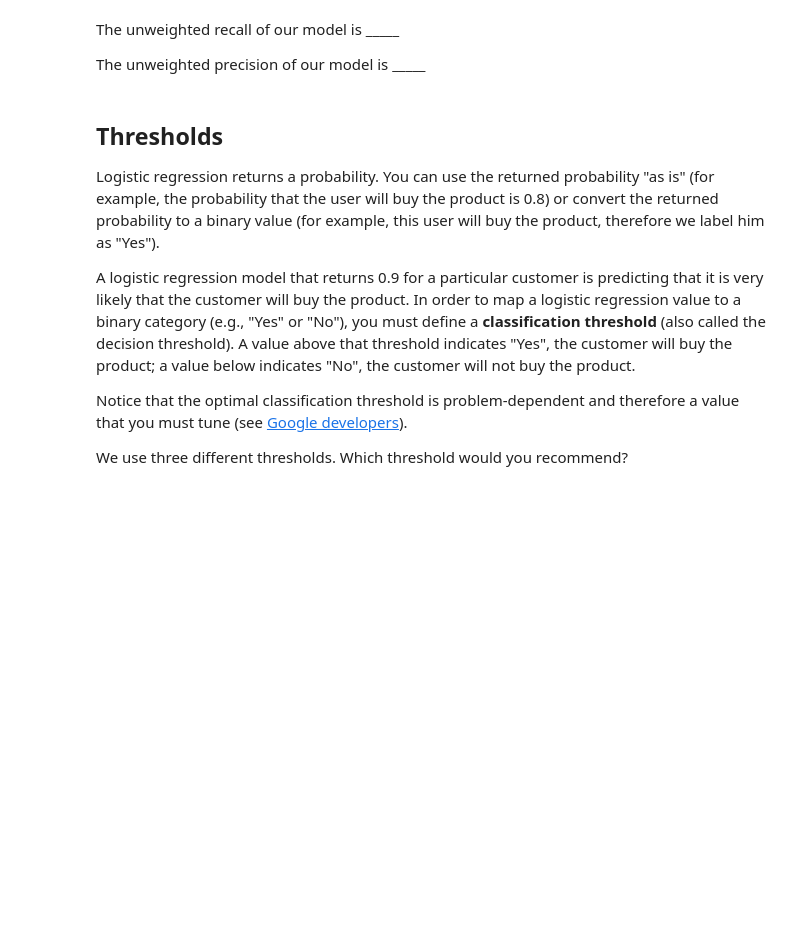
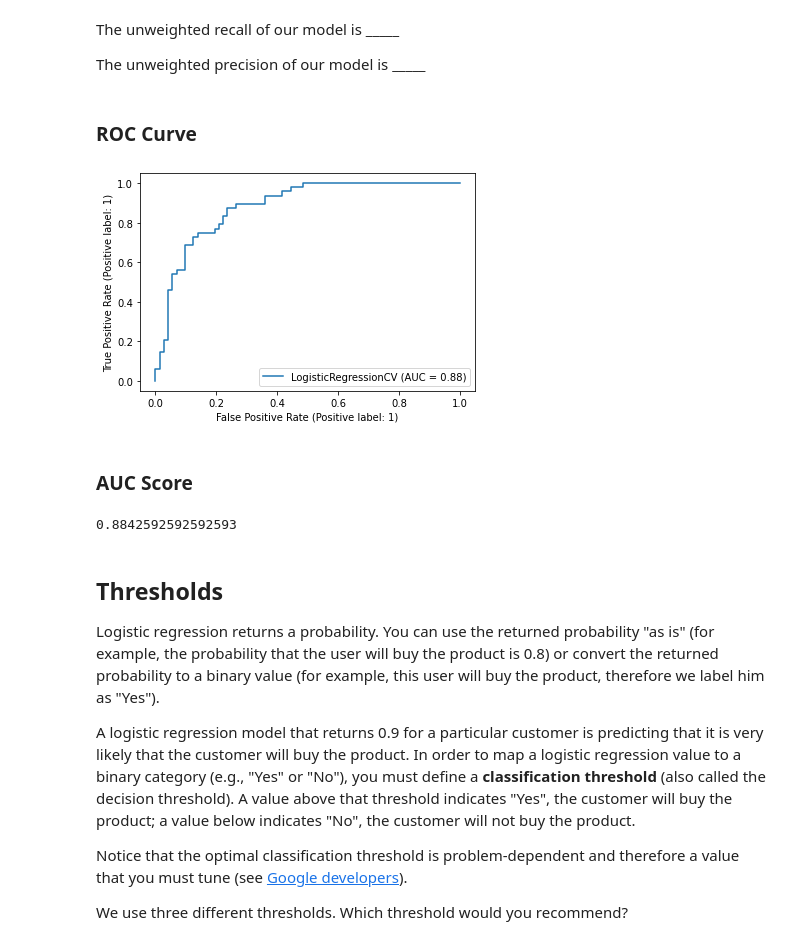
Before and after one commit to kirenz/classification, a Jupyter notebook: docs/logistic-online.ipynb, the cells around one changed output. Saved outputs shown, nothing was run; the diff lists cells and outputs as text; code cells hidden in the pictures; blank space fills up the shorter version.

```diff
--- a/docs/logistic-online.ipynb
+++ b/docs/logistic-online.ipynb
@@ -169,8 +169,12 @@ import sklearn.linear_model as skl_lm
 
 # model
 clf = skl_lm.LogisticRegressionCV(penalty='l2')
+
+# fit model to data
+clf.fit(X_train, y_train)
+
 # prediction
-y_pred = clf.fit(X_train, y_train).predict(X_test)
+y_pred = clf.predict(X_test)
 # %% [markdown]
 ## Classification metrics
 # %%
@@ -223,6 +227,25 @@ Note that recall is also sometimes called sensitivity or true positive rate.
 The unweighted recall of our model is _____
 
 The unweighted precision of our model is _____
+# %% [markdown]
+### ROC Curve
+# %%
+from sklearn.metrics import RocCurveDisplay
+
+RocCurveDisplay.from_estimator(clf, X_test, y_test)
+
+plt.show()
+# %% [output]
+[figure, added]
+# %% [markdown]
+### AUC Score
+# %%
+from sklearn.metrics import roc_auc_score
+
+y_score = clf.predict_proba(X_test)[:, 1]
+roc_auc_score(y_test, y_score)
+# %% [output]
+0.8842592592592593
 # %% [markdown]
 ## Thresholds
 
```
Also changed, not shown: parts of 3 cells of this notebook.
